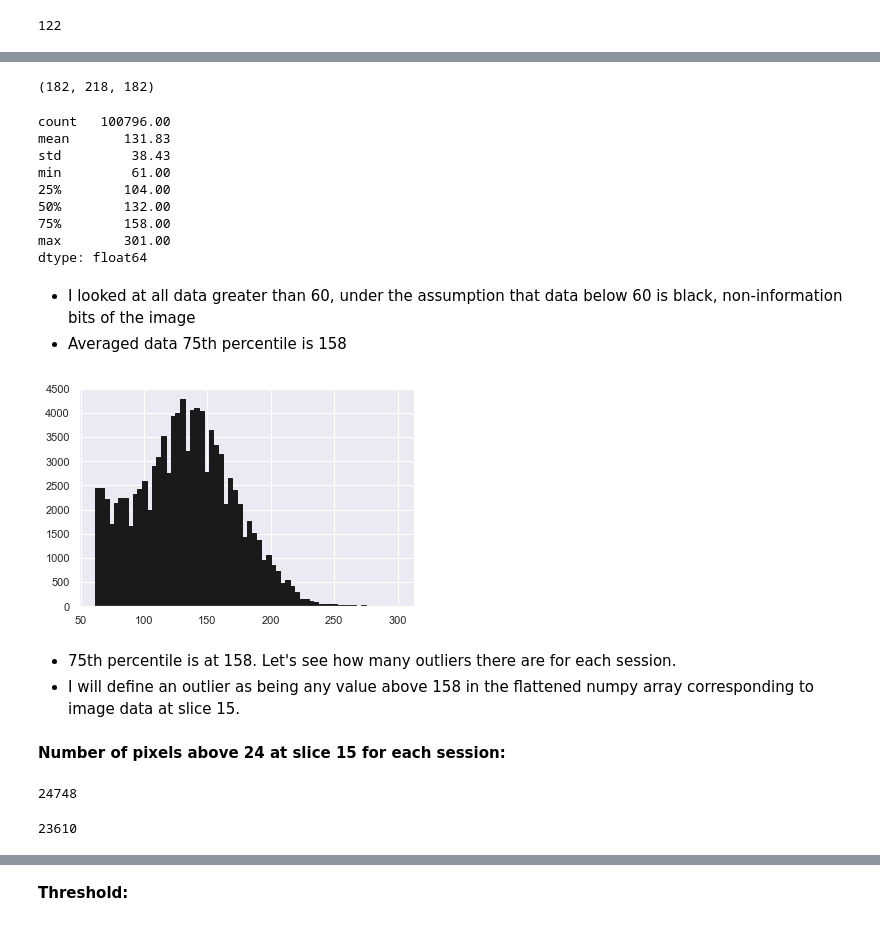
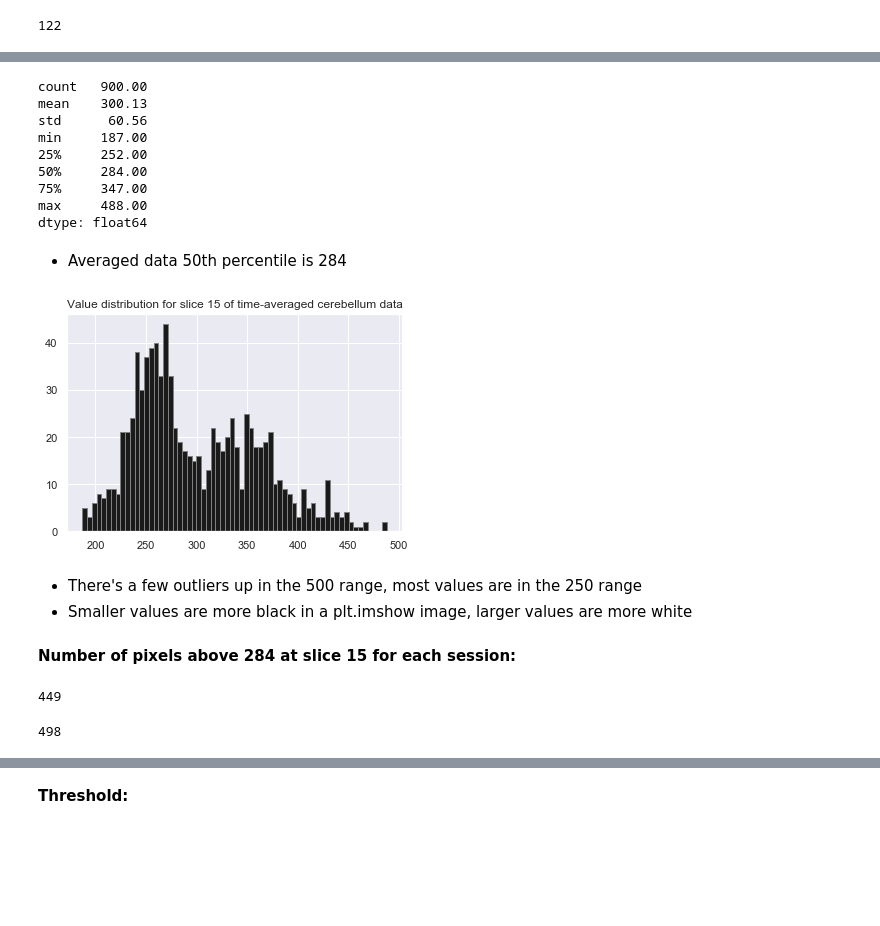
Before and after one commit to loftusa/mri-code-challenge, a Jupyter notebook: Main-analysis.ipynb, the cells around one changed output, grey strips where cells are left out. Drawn from its saved outputs; the diff is of its cells as text; code cells hidden in the pictures; blank space fills up the shorter version.

```diff
--- a/Main-analysis.ipynb
+++ b/Main-analysis.ipynb
@@ -231,2 +224,6 @@ cerebellum2 = mri2_data[35:145, 90:190, 15:60, :]  # Slices defining the cerebel
+# %%
+# Make a box around the cerebellum, averaged across all time points
+cerebellum1 = mri1_data[95:125, 135:165, 15:60, :].mean(axis=3)
+cerebellum2 = mri2_data[95:125, 135:165, 15:60, :].mean(axis=3)
 # %%
 # Show slice 15 of that box
@@ -285,47 +286,45 @@ int(fast_abs_percentile(mri1_data) - 1e-5)
-# %%
-mri1_hc.shape
-# %% [output]
-(182, 218, 182)
 # %%
-# Get quick statistics information for slice 15
-sl15 = mri1_data[:, :, 15, :]  # Non-high contrast time points
-sl15_2 = mri2_data[:, :, 15, :]
-hc = mri1_hc[:, :, 15]  # High contrast slice
-hc2 = mri2_hc[:, :, 15]
+# Get quick statistics information for slice 15 of my cerebellum box
+sl15 = cerebellum1[:, :, 15]  # Non-high contrast time points
+sl15_2 = cerebellum2[:, :, 15]
+
+# Lets get a high-contrast cerebellum box as well
+sl15_hc = mri1_hc[95:125, 135:165, 15]  # Never made a cerebellum box for the high-contrast, so doing it here
+sl15_2_hc = mri2_hc[95:125, 135:165, 15]
 # %%
-rv = sl15.ravel()[sl15.ravel() > 60]  # One dimensional data greater than 60
-rv2 = sl15_2.ravel()[sl15_2.ravel() > 60]
+rv = sl15.ravel()  # One dimensional data greater than 60
+rv2 = sl15_2.ravel()
 pd.Series(rv).describe()
 # %% [output]
-count   100796.00
-mean       131.83
-std         38.43
-min         61.00
-25%        104.00
-50%        132.00
-75%        158.00
-max        301.00
+count   900.00
+mean    300.13
+std      60.56
+min     187.00
+25%     252.00
+50%     284.00
+75%     347.00
+max     488.00
 dtype: float64
-# %% [markdown]
-- I looked at all data greater than 60, under the assumption that data below 60 is black, non-information bits of the image
-- Averaged data 75th percentile is 158
+# %% [markdown]
+- Averaged data 50th percentile is 284
 # %%
 # Look at value distribution.
-plt.hist(rv, bins=64, fc='k', ec='k');
+plt.hist(rv, bins=64, fc='k', ec='gray');
+plt.title('Value distribution for slice 15 of time-averaged cerebellum data');
 # %% [output]
-[figure, old version]
+[figure, new version]
-# %% [markdown]
-- 75th percentile is at 158. Let's see how many outliers there are for each session.
-- I will define an outlier as being any value above 158 in the flattened numpy array corresponding to image data at slice 15.
+# %% [markdown]
+- There's a few outliers up in the 500 range, most values are in the 250 range
+- Smaller values are more black in a plt.imshow image, larger values are more white
 # %% [markdown]
-**Number of pixels above 24 at slice 15 for each session:**
+**Number of pixels above 284 at slice 15 for each session:**
 # %%
-a = len(rv[rv > 158])  # For session 1
+a = len(rv[rv > 284])  # For session 1
 a
 # %% [output]
-24748
+449
 # %%
-b = len(rv2[rv2 > 158])  # For session 2
+b = len(rv2[rv2 > 284])
 b
 # %% [output]
-23610
+498
```
Also changed, not shown: parts of 39 cells of this notebook.
